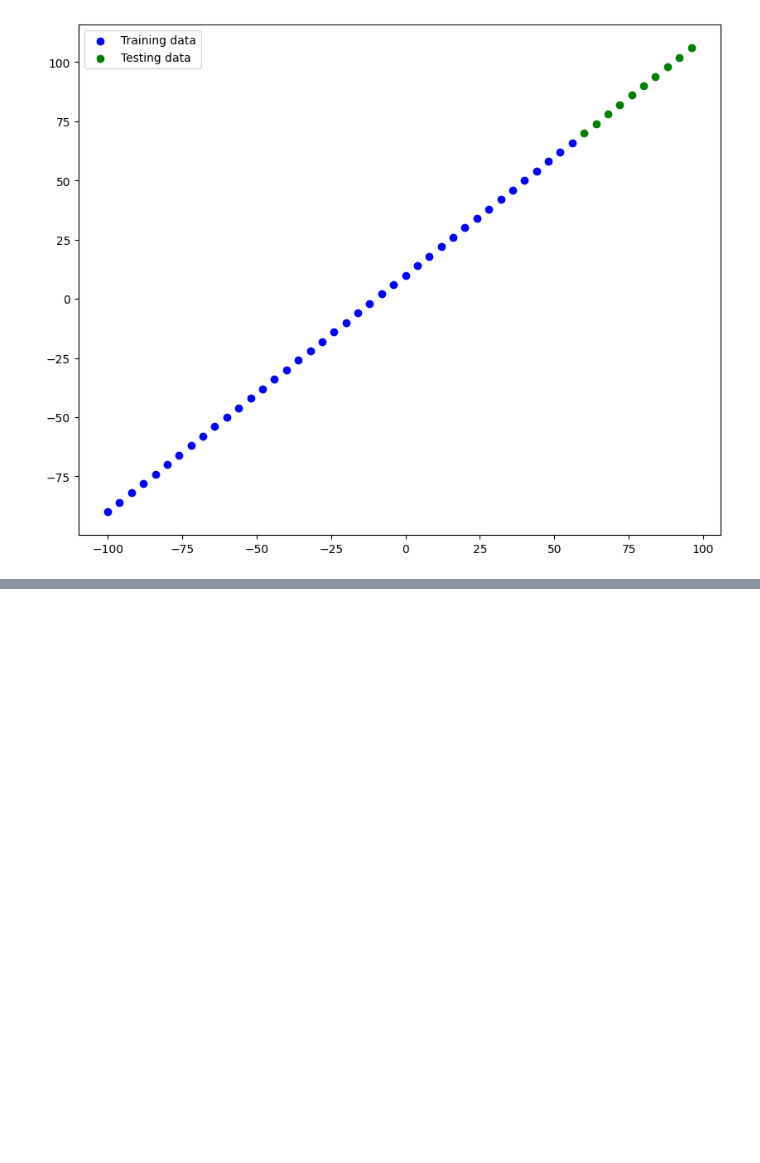
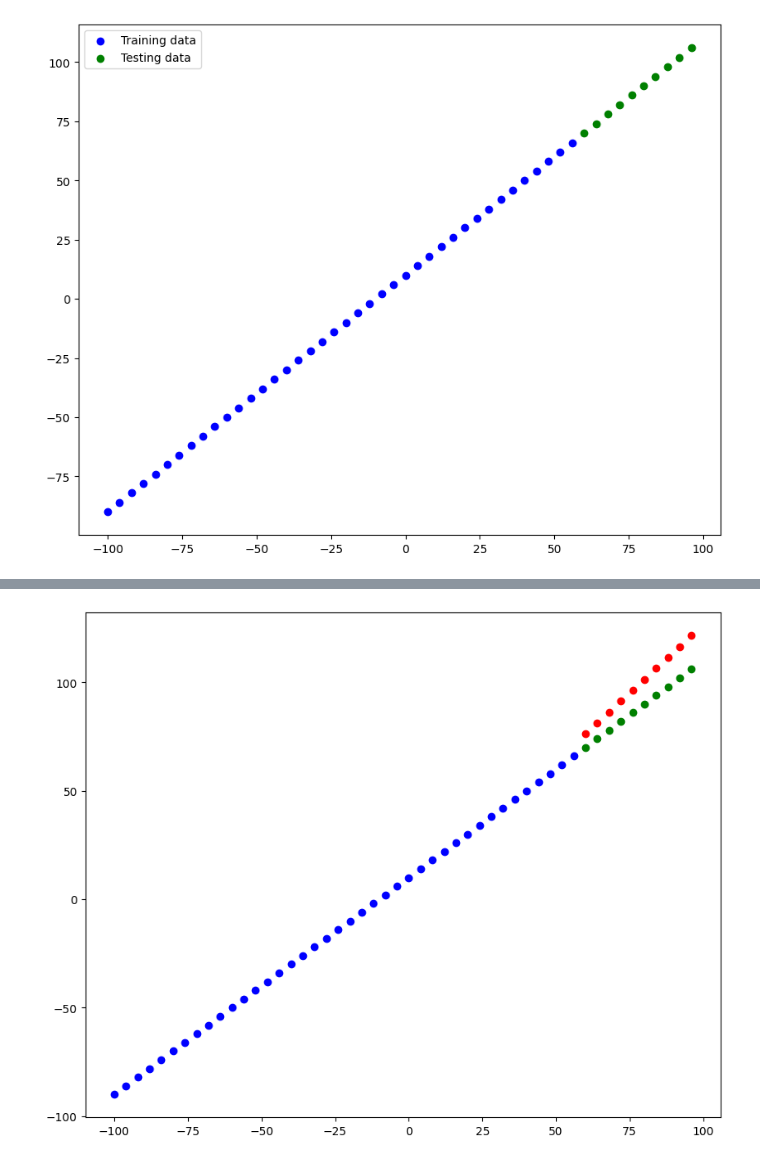
Before and after one commit to poudelef/Neural-Network-Basics, a Jupyter notebook: Untitled1.ipynb, the cells around one changed output, grey strips where cells are left out. Drawn from its saved outputs; the diff is of its cells as text; code cells hidden in the pictures; blank space fills up the shorter version.

```diff
--- a/Untitled1.ipynb
+++ b/Untitled1.ipynb
@@ -256,10 +242,18 @@ Model: "Changing the name of model"
 # %%
+# 1. creating a model
+tf.random.set_seed(42)
 model = tf.keras.Sequential([
-    tf.keras.layers.Dense(10, input_shape= [1], name = "input_layer"),
-    tf.keras.layers.Dense(1, name = 'output_layer')
-], name = 'Changing the name of model')
+    tf.keras.layers.Dense(100 ,input_shape=[1],activation='relu'),
+    tf.keras.layers.Dense(100 ,input_shape=[1],activation='relu'),
+    tf.keras.layers.Dense(100 ,input_shape=[1],activation='relu'),
+    tf.keras.layers.Dense(1)
+])
 
 # 2. Compile the model
-model.compile(loss=tf.keras.losses.mae,
-              optimizer = tf.keras.optimizers.SGD(),
-              metrics = ["mae"])
+model.compile(
+    loss = tf.keras.losses.mae,
+    optimizer = tf.keras.optimizers.Adam(learning_rate=0.0001),
+    metrics = ['mae']
+)
+# %%
+model.fit(tf.expand_dims(X_train, axis =1 ), y_train, epochs=100)
@@ -286,0 +307,3 @@ plot_model(model= model, show_shapes=True)
+# %%
+y_pred = model.predict(X_test)
+y_pred
@@ -286,0 +322,11 @@ plot_model(model= model, show_shapes=True)
+# %%
+def plot_predication(train_data = X_train, train_labels = y_train, test_data = X_test, test_labels = y_test, predictions = y_pred):
+  plt.figure(figsize=(10,8))
+  plt.scatter(train_data, train_labels, c='b', label= 'Training data')
+  plt.scatter(test_data, test_labels, c='g', label = 'Test data')
+  plt.scatter(test_data, predictions, c='r', label= 'Prediction data')
+  plt.show()
+# %%
+plot_predication(X_train, y_train, X_test,y_test)
+# %% [output]
+[figure, added]
```
Also changed, not shown: parts of 30 cells of this notebook.
